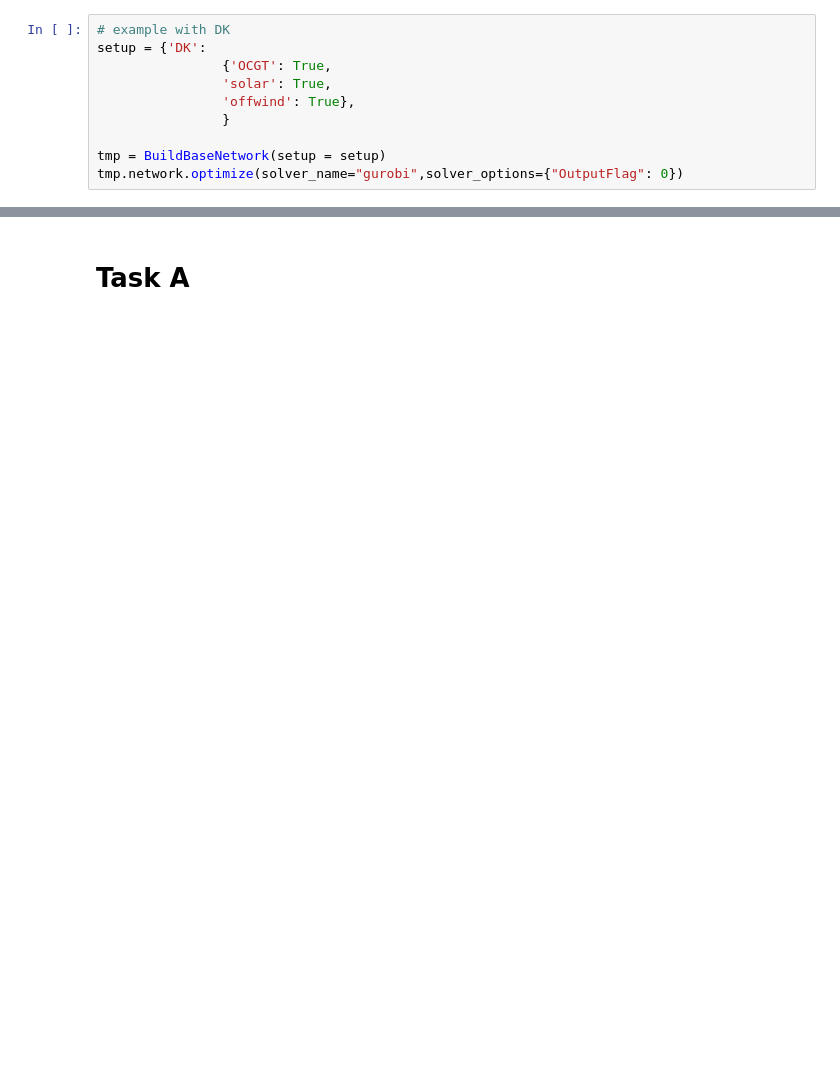
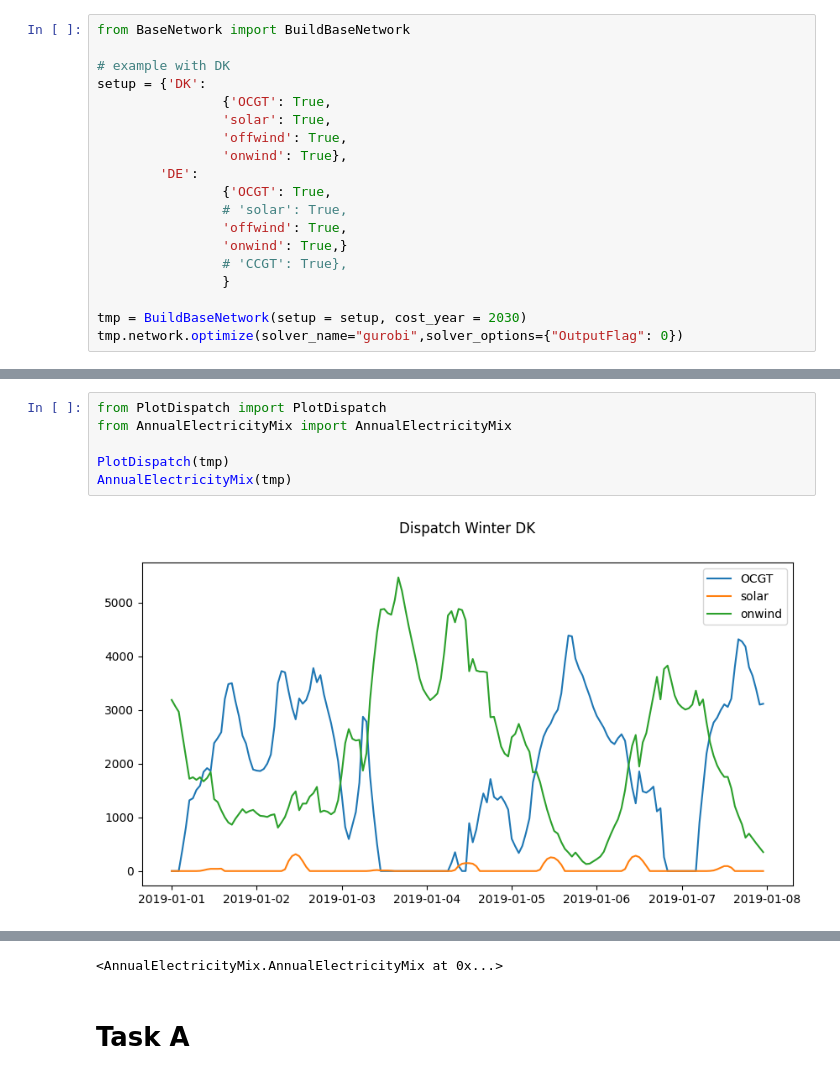
Before and after one commit to jeppebyberg/ieg, a Jupyter notebook: project.ipynb, the cells around one changed output, grey strips where cells are left out. Cells and saved outputs as stored; diff of their text form; blank space fills up the shorter version.

Commit message:
feat: Rykket nogle af elementerne ud i individuelle filer, og lavet AnnualElectricityMix samt Dispatch

```diff
--- a/project.ipynb
+++ b/project.ipynb
@@ -119,12 +106,21 @@ class BuildBaseNetwork:
 # %%
+from BaseNetwork import BuildBaseNetwork
+
 # example with DK
 setup = {'DK':
                 {'OCGT': True,
                 'solar': True,
-                'offwind': True},
+                'offwind': True,
+                'onwind': True},
+        'DE':
+                {'OCGT': True,
+                # 'solar': True,
+                'offwind': True,
+                'onwind': True,}
+                # 'CCGT': True},
                 }
 
-tmp = BuildBaseNetwork(setup = setup)
+tmp = BuildBaseNetwork(setup = setup, cost_year = 2030)
 tmp.network.optimize(solver_name="gurobi",solver_options={"OutputFlag": 0})
 # %% [output]
 Year 2019 is greater than 2017, using data from last available year.
@@ -158,0 +221,8 @@ Name: p_nom_opt, dtype: float64
+# %%
+from PlotDispatch import PlotDispatch
+from AnnualElectricityMix import AnnualElectricityMix
+
+PlotDispatch(tmp)
+AnnualElectricityMix(tmp)
+# %% [output]
+[figure, added]
@@ -159,3 +234,4 @@ Name: p_nom_opt, dtype: float64
+<AnnualElectricityMix.AnnualElectricityMix at 0x...>
 # %% [markdown]
 # Task A
 # %%
```
Also changed, not shown: parts of 13 cells of this notebook, 8 other files.
